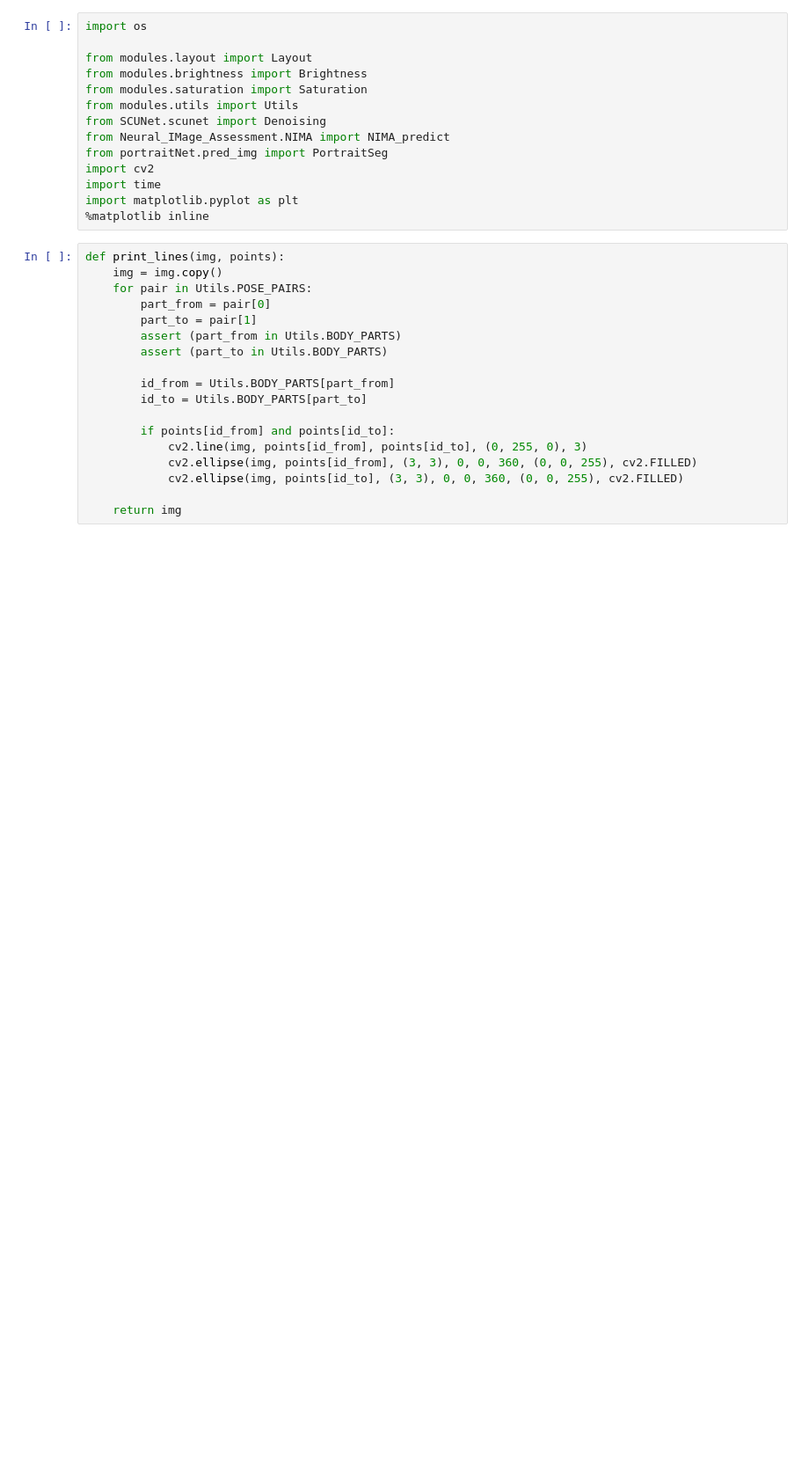
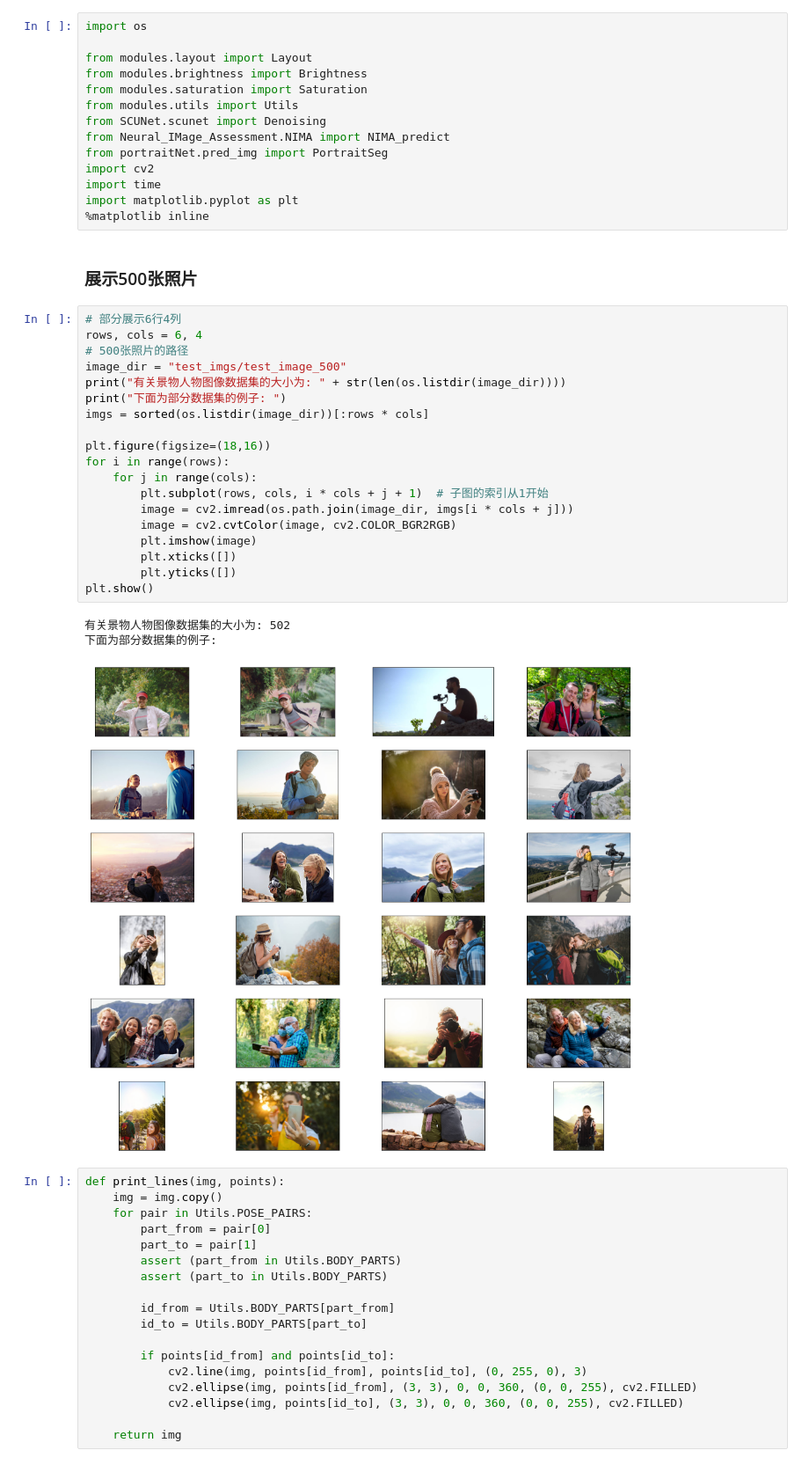
Before and after one commit to TUITUIButter/PortraitProcessing, a Jupyter notebook: show.ipynb, the cells around one changed output. Shown at 88% size. Drawn from its saved outputs; the diff is of its cells as text; blank space fills up the shorter version.

```diff
--- a/show.ipynb
+++ b/show.ipynb
@@ -14,6 +14,31 @@ import cv2
 import time
 import matplotlib.pyplot as plt
 %matplotlib inline
+# %% [markdown]
+### 展示500张照片
+# %%
+# 部分展示6行4列
+rows, cols = 6, 4
+# 500张照片的路径
+image_dir = "test_imgs/test_image_500"
+print("有关景物人物图像数据集的大小为: " + str(len(os.listdir(image_dir))))
+print("下面为部分数据集的例子: ")
+imgs = sorted(os.listdir(image_dir))[:rows * cols]
+
+plt.figure(figsize=(18,16))
+for i in range(rows):
+    for j in range(cols):
+        plt.subplot(rows, cols, i * cols + j + 1)  # 子图的索引从1开始
+        image = cv2.imread(os.path.join(image_dir, imgs[i * cols + j]))
+        image = cv2.cvtColor(image, cv2.COLOR_BGR2RGB)
+        plt.imshow(image)
+        plt.xticks([])
+        plt.yticks([])
+plt.show()
+# %% [output]
+有关景物人物图像数据集的大小为: 502
+下面为部分数据集的例子:
+[figure, added]
 # %%
 def print_lines(img, points):
     img = img.copy()
```
Also changed, not shown: 2 other files.
